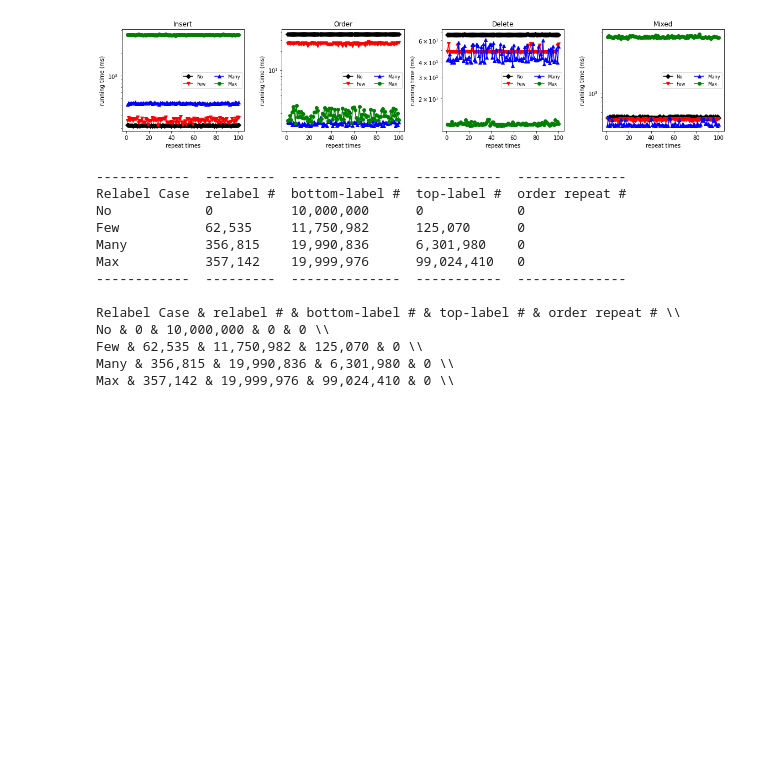
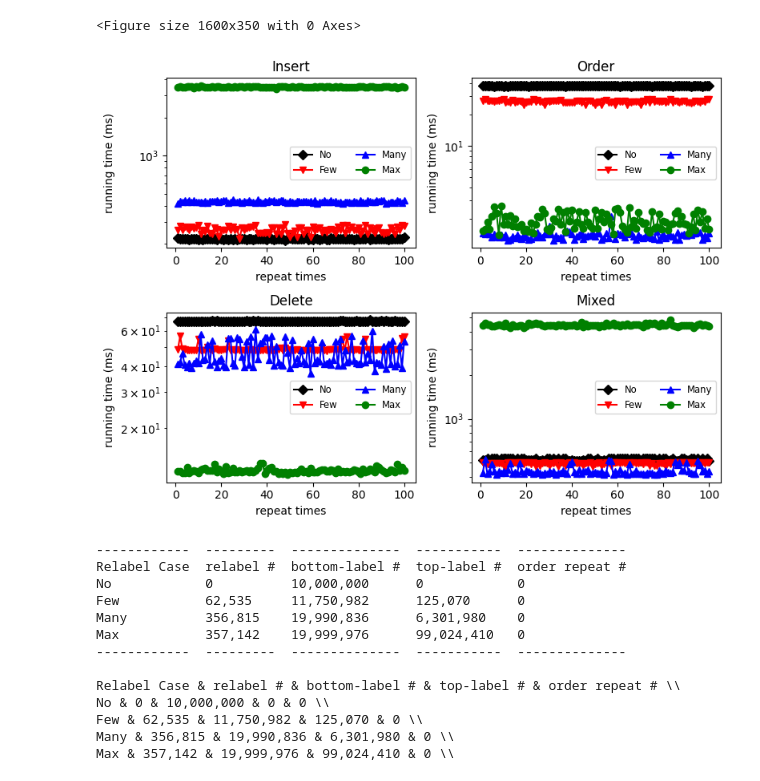
Before and after one commit to Itisben/Parallel-OM, a Jupyter notebook: experiment/convert/om-csv2figure.ipynb, the cells around one changed output. Cells and saved outputs as stored; diff of their text form; code cells hidden in the pictures; blank space fills up the shorter version.

```diff
--- a/experiment/convert/om-csv2figure.ipynb
+++ b/experiment/convert/om-csv2figure.ipynb
@@ -361,40 +482,43 @@ def read_data_time_all(t, worker, l, timestr,):
 def draw_time_all():
     index = 1
     fig = plt.figure(figsize=(16, 3.5))
-    #fig = plt.figure(figsize=(8, 6))
+    fig = plt.figure(figsize=(8, 6))
     for name, title in zip(method, methodtitle):
-        ax = fig.add_subplot(1,4, index); index += 1
+        figstring = "22"+ str(index); index += 1
+        #ax = fig.add_subplot(1,4, index); index += 1
+        ax = fig.add_subplot(int(figstring));
         ax.set_xlabel("repeat times")
         ax.set_ylabel("running time (ms)")
 
         x = list(range(1,101)); y0=[]; y1 =[]; y2=[]; y3=[];
         w = 32
         y0 = read_data_time_all("20", w , "0", name);
         y1 = read_data_time_all("21", w, "0", name);
         y2 = read_data_time_all("22", w, "0", name);
         y3 = read_data_time_all("23", w, "0", name);
 
         #print(x); print(y0);
         ax.plot(x, y0, label=case0, marker="D", color="k")
         ax.plot(x, y1, label=case1, marker="v", color="red")
         ax.plot(x, y2, label=case2, marker="^", color="blue")
         ax.plot(x, y3, label=case3, marker="o", color="green")
 
 
         ax.set_yscale("log")
         #ax.set_xscale("log")
         #ax.set_xticks(worker)
         ax.set_title(title)
         #ax.get_xaxis().set_major_formatter(matplotlib.ticker.ScalarFormatter())
         ax.legend(fontsize="small", ncol=2)
 
     fig.align_labels()
     fig.tight_layout()
-    plt.savefig("om-stability.pdf")
+    plt.savefig("om-stability-2.pdf")
 
 global data; data=[]; read_data(); draw_time_all()
 # %% [output]
+<Figure size 1600x350 with 0 Axes>
-[figure, old version]
+[figure, new version]
 # %%
 #table show the tag# subtag# and relabel
 # def read_data_number(t, worker, l, numstr):
```
Also changed, not shown: parts of 5 cells of this notebook, 12 other files.
